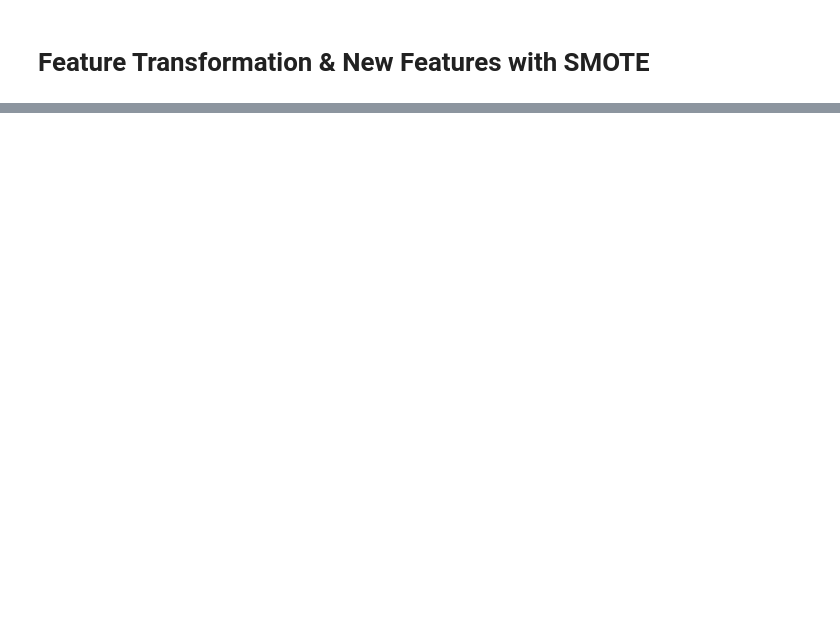
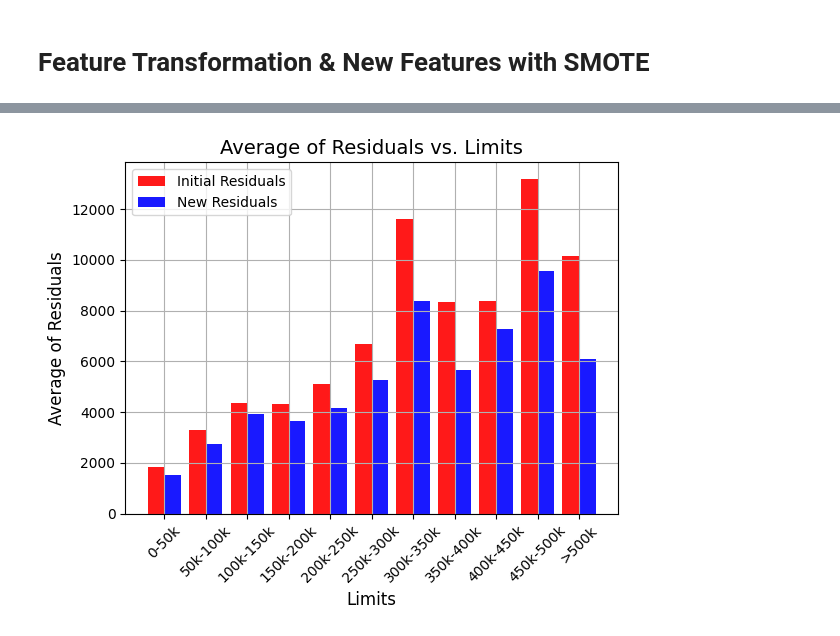
Before and after one commit to mkarayak24/Data_Mining_Project, a Jupyter notebook: final_notebook.ipynb, the cells around one changed output, grey strips where cells are left out. Drawn from its saved outputs; the diff is of its cells as text; code cells hidden in the pictures; blank space fills up the shorter version.

```diff
--- a/final_notebook.ipynb
+++ b/final_notebook.ipynb
@@ -624,0 +539,20 @@ print(f"MLP with Classifier: {root_mean_squared_error(y_test, y_pred_mlp * (1 -
+# %%
+# Define number of bars and their x-coordinates
+N = len(mean_residuals)
+ind = np.arange(N)  # x locations for groups
+width = 0.4 # Width of the bars
+
+# Create figure
+fig, ax = plt.subplots(figsize=(6, 5))
+plt.grid()
+bar1 = plt.bar(ind - width/2, mean_residuals["Simple Residuals"], width, label="Initial Residuals", color="red", alpha=0.9)
+bar2 = plt.bar(ind + width/2, mean_residuals["Residuals"], width, label="New Residuals", color="blue", alpha=0.9)
+plt.xlabel("Limits", fontsize=12)
+plt.ylabel("Average of Residuals", fontsize=12)
+plt.title("Average of Residuals vs. Limits", fontsize=14)
+plt.xticks(ticks=np.arange(0, 11), labels=["0-50k", "50k-100k", "100k-150k", "150k-200k", "200k-250k", "250k-300k", "300k-350k", "350k-400k", "400k-450k", "450k-500k", ">500k"], rotation=45)
+plt.legend(loc='upper left')
+plt.tight_layout()
+plt.show()
+# %% [output]
+[figure, added]
```
Also changed, not shown: parts of 22 cells of this notebook.
